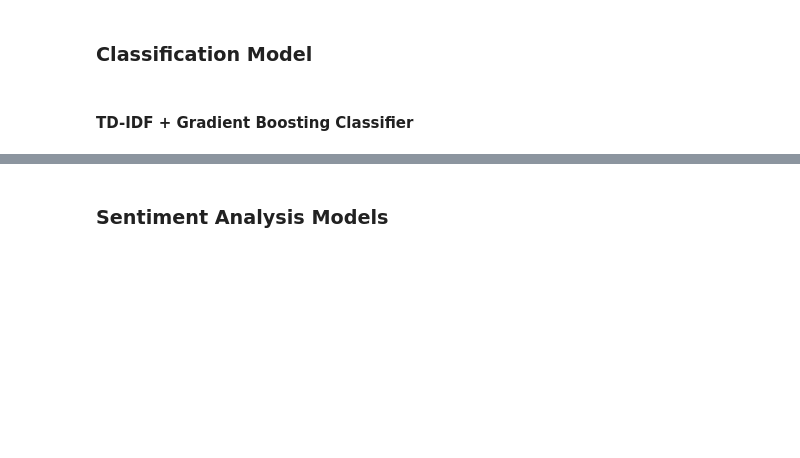
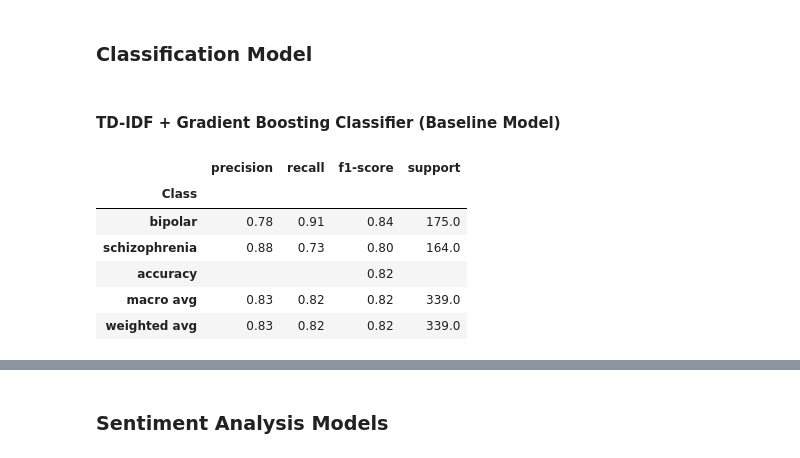
Before and after one commit to KyeraFrancis/NLP_Classification_Sentiment_analysis, a Jupyter notebook: 4_CONCLUSIONS_VIZ/findings.ipynb, the cells around one changed output, grey strips where cells are left out. Saved outputs shown, nothing was run; the diff lists cells and outputs as text; code cells hidden in the pictures; blank space fills up the shorter version.

```diff
--- a/4_CONCLUSIONS_VIZ/findings.ipynb
+++ b/4_CONCLUSIONS_VIZ/findings.ipynb
@@ -129,16 +146,25 @@ best_gb
 # %% [markdown]
 ### Classification Model
 # %% [markdown]
-#### TD-IDF + Gradient Boosting Classifier
+#### TD-IDF + Gradient Boosting Classifier (Baseline Model)
 # %%
 #Import Data
-base_lr = pd.read_csv('./files/classification_report_base_lr.csv')
+base_gb_mh = pd.read_csv('./files/classification_report_base_gb_mh.csv')
+
 
 #Clean DataFrame
-base_lr.rename(columns={'Unnamed: 0':'Class'}, inplace=True)
-base_lr.set_index('Class', inplace=True)
-base_lr = base_lr.round(2)
-base_lr.loc['accuracy', ['precision', 'recall', 'support']] = pd.NA
-base_lr.replace(np.nan, '', regex=True, inplace=True)
+base_gb_mh.rename(columns={'Unnamed: 0':'Class'}, inplace=True)
+base_gb_mh.set_index('Class', inplace=True)
+base_gb_mh = base_gb_mh.round(2)
+base_gb_mh.loc['accuracy', ['precision', 'recall', 'support']] = pd.NA
+base_gb_mh.replace(np.nan, '', regex=True, inplace=True)
 
-base_lr
+base_gb_mh
+# %% [output]
+|  | precision | recall | f1-score | support |
+| Class |  |  |  |  |
+| bipolar | 0.78 | 0.91 | 0.84 | 175.0 |
+| schizophrenia | 0.88 | 0.73 | 0.80 | 164.0 |
+| accuracy |  |  | 0.82 |  |
+| macro avg | 0.83 | 0.82 | 0.82 | 339.0 |
+| weighted avg | 0.83 | 0.82 | 0.82 | 339.0 |
```
Also changed, not shown: parts of 20 cells of this notebook, 19 other files.
